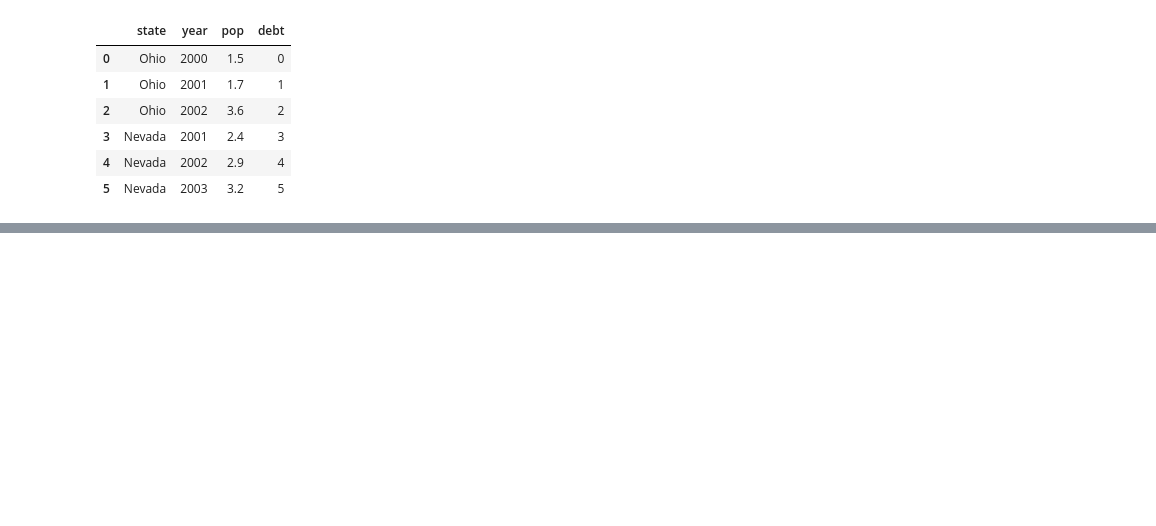
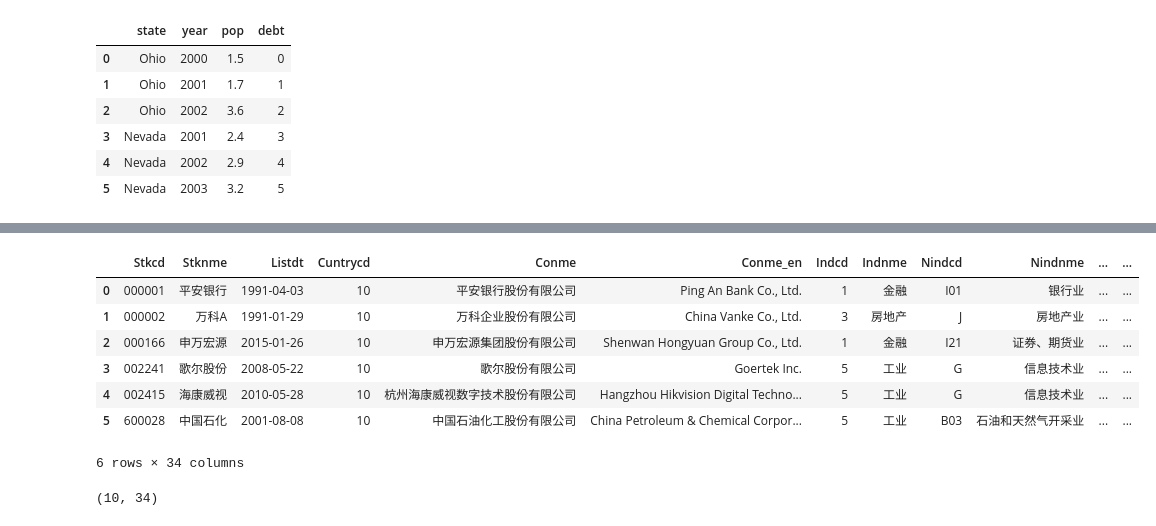
Before and after one commit to andylanea/python_workshop, a Jupyter notebook: notebook/Lec3_numpy_and_pandas.ipynb, the cells around one changed output, grey strips where cells are left out. Drawn from its saved outputs; the diff is of its cells as text; code cells hidden in the pictures; blank space fills up the shorter version.

```diff
--- a/notebook/Lec3_numpy_and_pandas.ipynb
+++ b/notebook/Lec3_numpy_and_pandas.ipynb
@@ -607,0 +670,9 @@ frame
+# %%
+# load the data
+comp_file = '../data/comp.csv'
+price_file = '../data/monthly_price.csv'
+bs_file = '../data/bs_sheet.csv'
+# %%
+comp_frame = pd.read_csv(comp_file,
+                         dtype = {'Stkcd' : str},
+                         parse_dates = ['Listdt'])
@@ -607,0 +693,17 @@ frame
+# %%
+# Check first few rows
+comp_frame.head(6)
+# %% [output]
+|  | Stkcd | Stknme | Listdt | Cuntrycd | Conme | Conme_en | Indcd | Indnme | Nindcd | Nindnme | ... | ... |
+| 0 | 000001 | 平安银行 | 1991-04-03 | 10 | 平安银行股份有限公司 | Ping An Bank Co., Ltd. | 1 | 金融 | I01 | 银行业 | ... | ... |
+| 1 | 000002 | 万科A | 1991-01-29 | 10 | 万科企业股份有限公司 | China Vanke Co., Ltd. | 3 | 房地产 | J | 房地产业 | ... | ... |
+| 2 | 000166 | 申万宏源 | 2015-01-26 | 10 | 申万宏源集团股份有限公司 | Shenwan Hongyuan Group Co., Ltd. | 1 | 金融 | I21 | 证券、期货业 | ... | ... |
+| 3 | 002241 | 歌尔股份 | 2008-05-22 | 10 | 歌尔股份有限公司 | Goertek Inc. | 5 | 工业 | G | 信息技术业 | ... | ... |
+| 4 | 002415 | 海康威视 | 2010-05-28 | 10 | 杭州海康威视数字技术股份有限公司 | Hangzhou Hikvision Digital Techno... | 5 | 工业 | G | 信息技术业 | ... | ... |
+| 5 | 600028 | 中国石化 | 2001-08-08 | 10 | 中国石油化工股份有限公司 | China Petroleum & Chemical Corpor... | 5 | 工业 | B03 | 石油和天然气开采业 | ... | ... |
+6 rows × 34 columns
+# %%
+# Show the shape of frame
+comp_frame.shape
+# %% [output]
+(10, 34)
```
Also changed, not shown: parts of 49 cells of this notebook, 4 other files.
